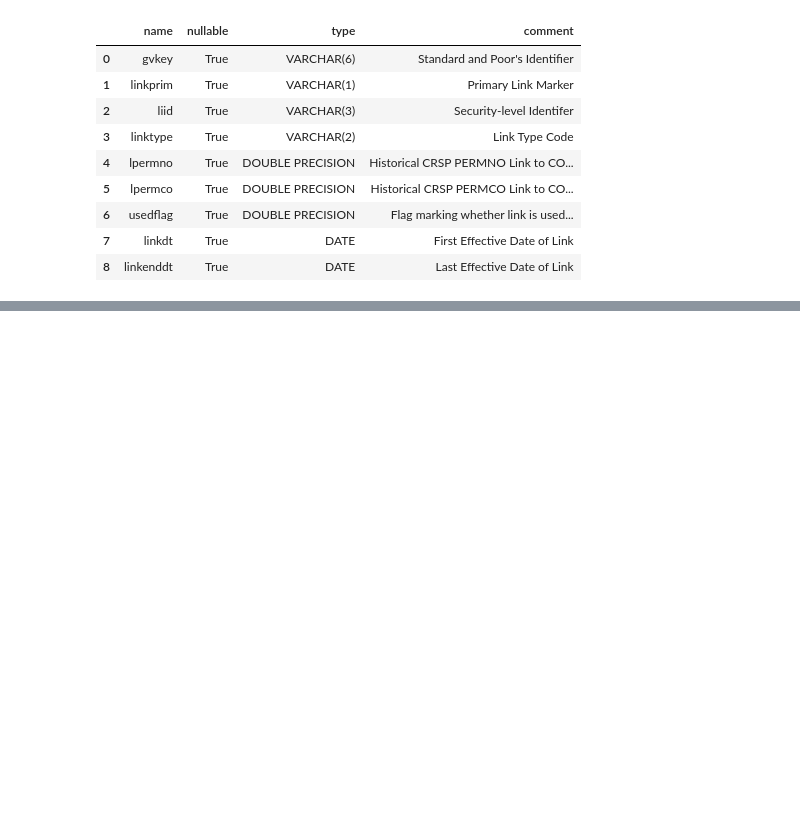
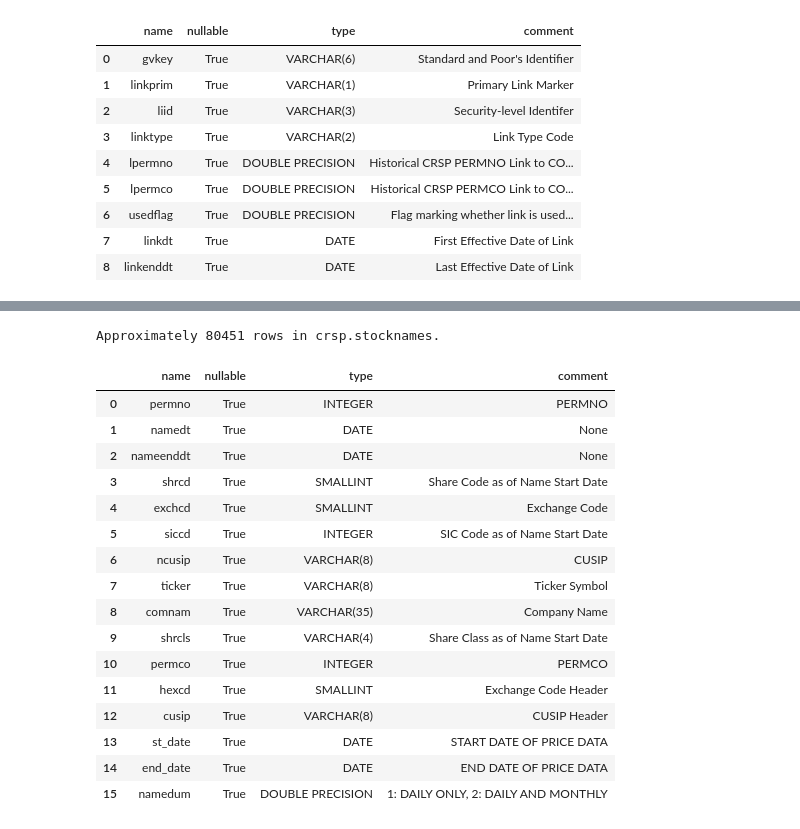
Before and after one commit to azazhang/Workspace-for-Corporate-Finance, a Jupyter notebook: assignment2.ipynb, the cells around one changed output, grey strips where cells are left out. Cells and saved outputs as stored; diff of their text form; code cells hidden in the pictures; blank space fills up the shorter version.

```diff
--- a/assignment2.ipynb
+++ b/assignment2.ipynb
@@ -52,0 +374,21 @@ compustat_data = conn.raw_sql("""
+# %%
+conn.describe_table(library='crsp', table='stocknames')
+# %% [output]
+Approximately 80451 rows in crsp.stocknames.
+|  | name | nullable | type | comment |
+| 0 | permno | True | INTEGER | PERMNO |
+| 1 | namedt | True | DATE | None |
+| 2 | nameenddt | True | DATE | None |
+| 3 | shrcd | True | SMALLINT | Share Code as of Name Start Date |
+| 4 | exchcd | True | SMALLINT | Exchange Code |
+| 5 | siccd | True | INTEGER | SIC Code as of Name Start Date |
+| 6 | ncusip | True | VARCHAR(8) | CUSIP |
+| 7 | ticker | True | VARCHAR(8) | Ticker Symbol |
+| 8 | comnam | True | VARCHAR(35) | Company Name |
+| 9 | shrcls | True | VARCHAR(4) | Share Class as of Name Start Date |
+| 10 | permco | True | INTEGER | PERMCO |
+| 11 | hexcd | True | SMALLINT | Exchange Code Header |
+| 12 | cusip | True | VARCHAR(8) | CUSIP Header |
+| 13 | st_date | True | DATE | START DATE OF PRICE DATA |
+| 14 | end_date | True | DATE | END DATE OF PRICE DATA |
+| 15 | namedum | True | DOUBLE PRECISION | 1: DAILY ONLY, 2: DAILY AND MONTHLY |
```
Also changed, not shown: parts of 68 cells of this notebook, 38 other files.
